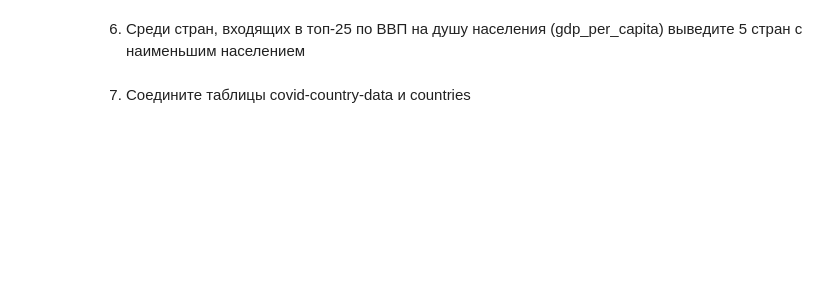
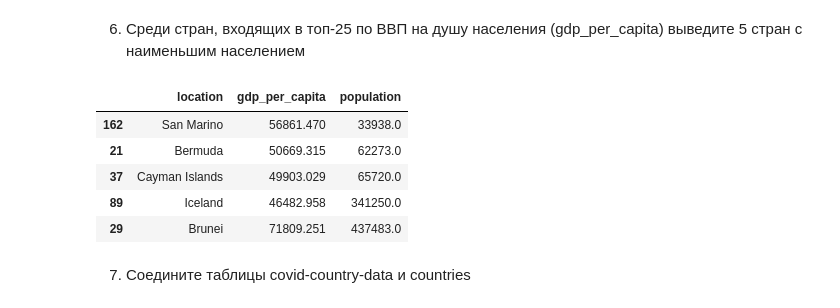
Before and after one commit to JonAJ21/ML_Labs, a Jupyter notebook: lab1/Lab1_3.ipynb, the cells around one changed output. Saved outputs shown, nothing was run; the diff lists cells and outputs as text; code cells hidden in the pictures; blank space fills up the shorter version.

```diff
--- a/lab1/Lab1_3.ipynb
+++ b/lab1/Lab1_3.ipynb
@@ -225,4 +262,15 @@ data.head()
 # %% [markdown]
 6. Среди стран, входящих в топ-25 по ВВП на душу населения (gdp_per_capita) выведите 5 стран с наименьшим населением
+# %%
+top_25_gpd_per_capita = data.sort_values(by="gdp_per_capita", ascending=False).head(25)
+top_5_smallest = top_25_gpd_per_capita.sort_values(by="population").head(5)
+top_5_smallest[["location","gdp_per_capita","population"]]
+# %% [output]
+|  | location | gdp_per_capita | population |
+| 162 | San Marino | 56861.470 | 33938.0 |
+| 21 | Bermuda | 50669.315 | 62273.0 |
+| 37 | Cayman Islands | 49903.029 | 65720.0 |
+| 89 | Iceland | 46482.958 | 341250.0 |
+| 29 | Brunei | 71809.251 | 437483.0 |
 # %% [markdown]
 7. Соедините таблицы covid-country-data и countries
```
Also changed, not shown: parts of 7 cells of this notebook.
